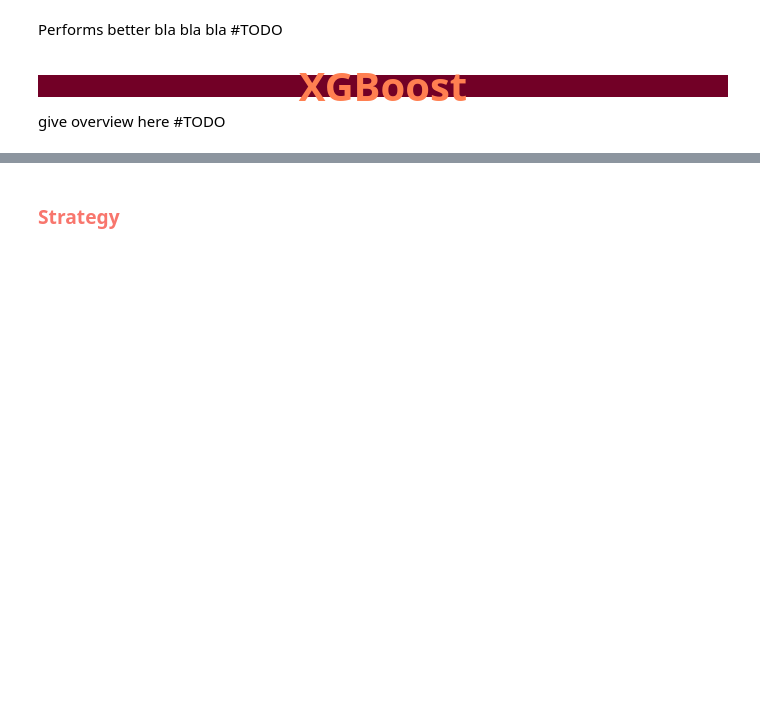
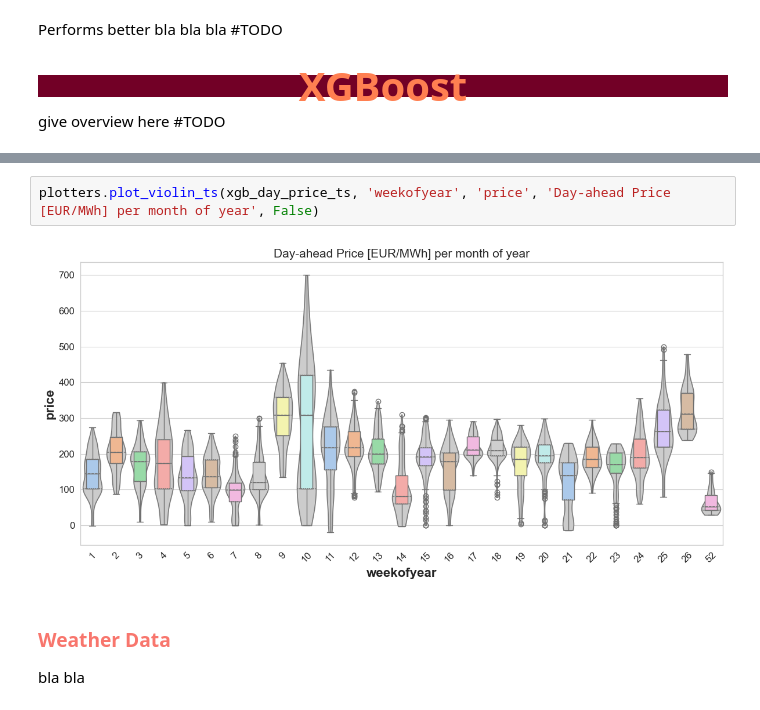
Before and after one commit to matt-lvk/energy_market_toymodel, a Jupyter notebook: submission.ipynb, the cells around one changed output, grey strips where cells are left out. Saved outputs shown, nothing was run; the diff lists cells and outputs as text; blank space fills up the shorter version.

```diff
--- a/submission.ipynb
+++ b/submission.ipynb
@@ -309,2 +331,8 @@ day_price_ts.head()
+# %%
+plotters.plot_violin_ts(xgb_day_price_ts, 'weekofyear', 'price', 'Day-ahead Price [EUR/MWh] per month of year', False)
+# %% [output]
+[figure, added]
 # %% [markdown]
-### <span style="color: #F8766D;">**Strategy**</span>
+### <span style="color: #F8766D;">**Weather Data**</span>
+
+bla bla
```
Also changed, not shown: parts of 31 cells of this notebook, 2 other files.
